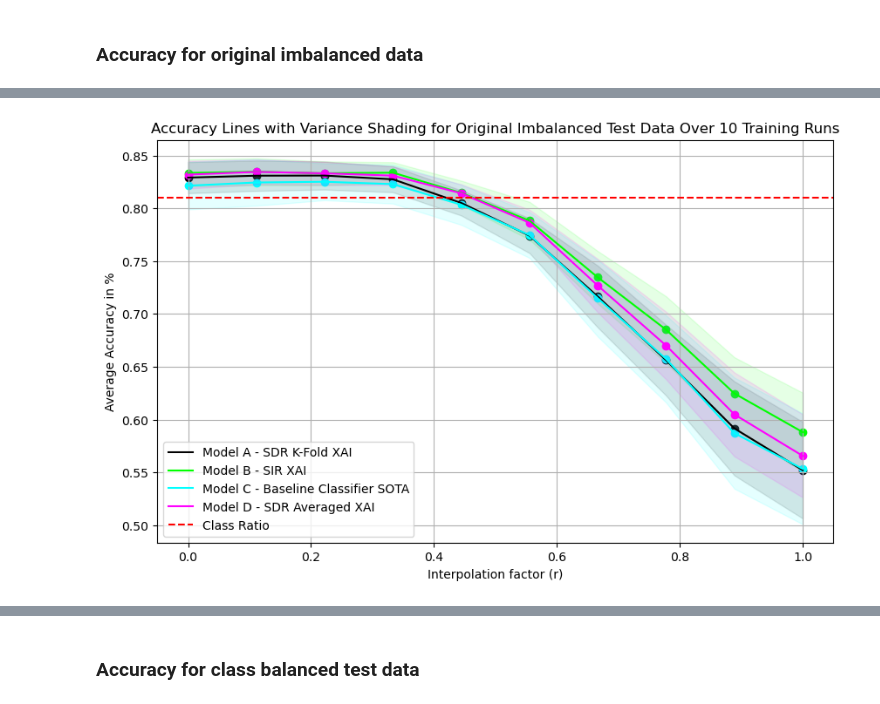
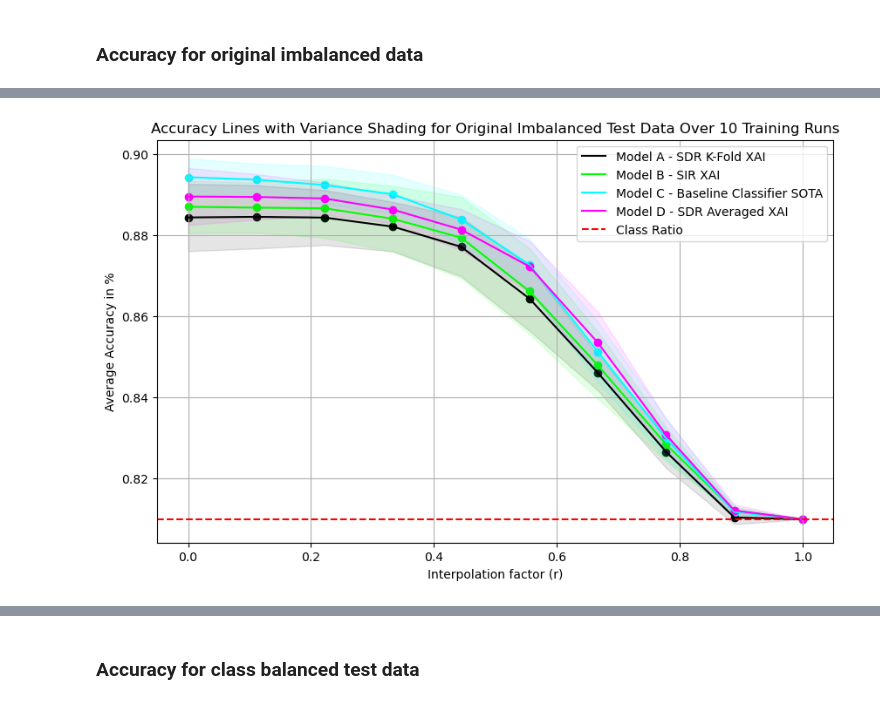
Before and after one commit to myanacondadonttt/RoofNetXAI, a Jupyter notebook: Notebooks/Analysis Robustness Main Past.ipynb, the cells around one changed output, grey strips where cells are left out. Drawn from its saved outputs; the diff is of its cells as text; code cells hidden in the pictures.

```diff
--- a/Notebooks/Analysis Robustness Main Past.ipynb
+++ b/Notebooks/Analysis Robustness Main Past.ipynb
@@ -410,17 +329,0 @@ normalized_data = (data - means) / std_devs
-# %%
-means = np.mean(normalized_data, axis=0)
-std_devs = np.std(normalized_data, axis=0)
-
-# Checking the conditions
-is_zero_mean = np.allclose(means, np.zeros_like(means), atol=1e-5)
-is_unit_variance = np.allclose(std_devs, np.ones_like(std_devs), atol=1e-5)
-
-if is_zero_mean and is_unit_variance:
-    print("The data is normalized.")
-else:
-    print("The data is not normalized.")
-    if not is_zero_mean:
-        print("The mean of some features is not approximately zero.")
-    if not is_unit_variance:
-        print("The standard deviation of some features is not approximately one.")
-print(normalized_data)
@@ -535,11 +397,18 @@ import torch
 from sklearn.metrics import accuracy_score
 import matplotlib.pyplot as plt
 
-# Interpolation with provided noise
-def interpolate_with_given_noise(data, r, noise):
+
+# interpolation with Gaussian noise as a percentage of the feature range
+def interpolate_with_given_noise(data, r, percentage):
+    # Calculate the range for Gaussian noise based on the percentage
+    noise_range = (data.max(axis=0) - data.min(axis=0)) * percentage / 100.0
+
+    # Generate Gaussian noise with mean 0 and the calculated standard deviation
+    noise = np.random.normal(0, np.abs(noise_range), size=data.shape)
+
     return (1 - r) * data + r * noise
 
-# Evaluation function
+# evaluation function
 def evaluate_model_on_interpolated_data(data, true_labels, model, device, r, noise):
     interpolated_data = interpolate_with_given_noise(data, r, noise)
     interpolated_data = torch.tensor(interpolated_data, dtype=torch.float32).to(device)
@@ -550,10 +419,8 @@ def evaluate_model_on_interpolated_data(data, true_labels, model, device, r, noi
     predicted_labels = (predictions > 0.5).float().cpu().numpy()
     return accuracy_score(true_labels, predicted_labels)
 
-# Directory containing all model type folders, insert needed folder
 base_dir = "/Users/Lisa/Desktop/Master Thesis/RoofNetXAI/Notebooks/past_values_10_03_new"
 
-# List all model type folders
 model_folders = [f for f in os.listdir(base_dir) if os.path.isdir(os.path.join(base_dir, f))]
 print(model_folders)
 
@@ -561,36 +428,39 @@ results = {}
 variances = {}
 r_values = np.linspace(0, 1, 10)
 
+# normalized data = imbalaced data
 for r in r_values:
-    # Generate noise once for this r-value, so every model gets the same noise
-    noise = np.random.randn(*normalized_data.shape)
+    # generate noise once for this r-value, so every model gets the same noise
+    noise = np.random.randn(*test_hold.shape)
 
     for folder in model_folders:
         folder_path = os.path.join(base_dir, folder)
 
         accuracies = []
-        # List all runs for this model type
+        # list all runs for this model type
         run_files = [f for f in os.listdir(folder_path) if f.endswith('.pth')]
 
         for run in run_files:
             model_path = os.path.join(folder_path, run)
 
-            # Load the model
+            # load the model
             model = Net()
             model.load_state_dict(torch.load(model_path))
             model.eval()
             model.to(device)
+
             # data type
-            accuracy = evaluate_model_on_interpolated_data(normalized_data, test_label, model, device, r, noise)
+            accuracy = evaluate_model_on_interpolated_data(test_hold, test_label, model, device, r, noise)
             accuracies.append(accuracy)
 
-        # Store the average accuracy and variance for this r-value in the results
         results.setdefault(folder, []).append(np.mean(accuracies))
         variances.setdefault(folder, []).append(np.var(accuracies))
 print(results)
-# add majoruty class ratio
+
+# add majority class ratio
 majority_class_ratio = max(np.mean(test_label), 1 - np.mean(test_label))
-# Corrected model names mapping
+
+# model names dictionary
 model_names = {
     'sdr_kfold_shap_10_aplha03_25_1000_l1': 'Model A - SDR K-Fold XAI',
     'sir_intensity_total_shap_10_aplha03': 'Model B - SIR XAI',
@@ -598,8 +468,7 @@ model_names = {
     'sdr_average_10_aplha03_1000_l1': 'Model D - SDR Averaged XAI'
 }
 
-
-# Color mapping for the models
+# color dictionary for the models
 color_mapping = {
     'sdr_kfold_shap_10_aplha03_25_1000_l1': 'black',
     'sir_intensity_total_shap_10_aplha03': 'lime',
@@ -607,12 +476,11 @@ color_mapping = {
     'sdr_average_10_aplha03_1000_l1': 'magenta'
 }
 
+# function to get color for a model
+def get_model_color(model_name):
+    return color_mapping.get(model_name, 'gray')
 
-# Function to get color for a model
-def get_model_color(model_name):
-    return color_mapping.get(model_name, 'gray')  # Default to 'gray' if model not found
-
-# Plot 1: Just the accuracy lines for each model
+# Plot 1: just the accuracy lines for each model
 plt.figure(figsize=(10, 6))
 for model_file_name, accuracies in results.items():
     color = get_model_color(model_file_name)
@@ -627,11 +495,11 @@ plt.grid(True)
 plt.title("Averaged Accuracies for Original Imbalanced Test Data Over 10 Training Runs")
 plt.show()
 
-# Plot 2: Accuracy lines for each model with the variance shown as the filled space
+# Plot 2: accuracy lines for each model with the variance shown as the filled space
 plt.figure(figsize=(10, 6))
 for model_file_name, accuracies in results.items():
     color = get_model_color(model_file_name)
-    label = model_names.get(model_file_name, model_file_name)  # Use .get() for safe access
+    label = model_names.get(model_file_name, model_file_name)
     std_devs = np.sqrt(variances[model_file_name])
     plt.plot(r_values, accuracies, label=label, color=color)
     plt.scatter(r_values, accuracies, color=color)
@@ -648,11 +516,11 @@ plt.grid(True)
 plt.title("Accuracy Lines with Variance Shading for Original Imbalanced Test Data Over 10 Training Runs")
 plt.show()
 
-# Plot 3: Just the variance lines for each model
+# Plot 3: just the variance lines for each model
 plt.figure(figsize=(10, 6))
 for model_file_name, variance in variances.items():
     color = get_model_color(model_file_name)
-    label = model_names.get(model_file_name, model_file_name)  # Use .get() for safe access
+    label = model_names.get(model_file_name, model_file_name)
     plt.plot(r_values, variance, label=label, color=color)
     plt.scatter(r_values, variance, color=color)
 plt.xlabel("Interpolation factor (r)")
@@ -661,18 +529,20 @@ plt.legend()
 plt.grid(True)
 plt.title("Variance of Accuracies for Original Imbalanced Test Data Over 10 Training Runs")
 plt.show()
-# Convert results to a DataFrame
+
+# convert results to a DataFrame
 df_results = pd.DataFrame(results)
 df_results['r_value'] = r_values
 
-# Save results to a CSV file
+# save results to a CSV file
 df_results.to_csv(os.path.join(base_dir, 'average_accuracies_imbalanced.csv'), index=False)
 
-# Convert variances to a DataFrame
+# convert variances to a DataFrame
 df_variances = pd.DataFrame(variances)
 df_variances['r_value'] = r_values
 
-# Save variances to a CSV file
-df_variances.to_csv(os.path.join(base_dir, 'variances_imbalanced.csv'), index=False)
+# save variances to a CSV file
+df_variances.to_csv(os.path.join(base_dir, 'variances_imbalanced.csv'),
+                     index=False)
 # %% [output]
 ['sdr_kfold_shap_10_aplha03_25_1000_l1', 'sir_intensity_total_shap_10_aplha03', 'binary_classifier_sota_10', 'sdr_average_10_aplha03_1000_l1']
@@ -681 +551 @@ df_variances.to_csv(os.path.join(base_dir, 'variances_imbalanced.csv'), index=Fa
-[figure, old version]
+[figure, new version]
```
Also changed, not shown: parts of 37 cells of this notebook.
